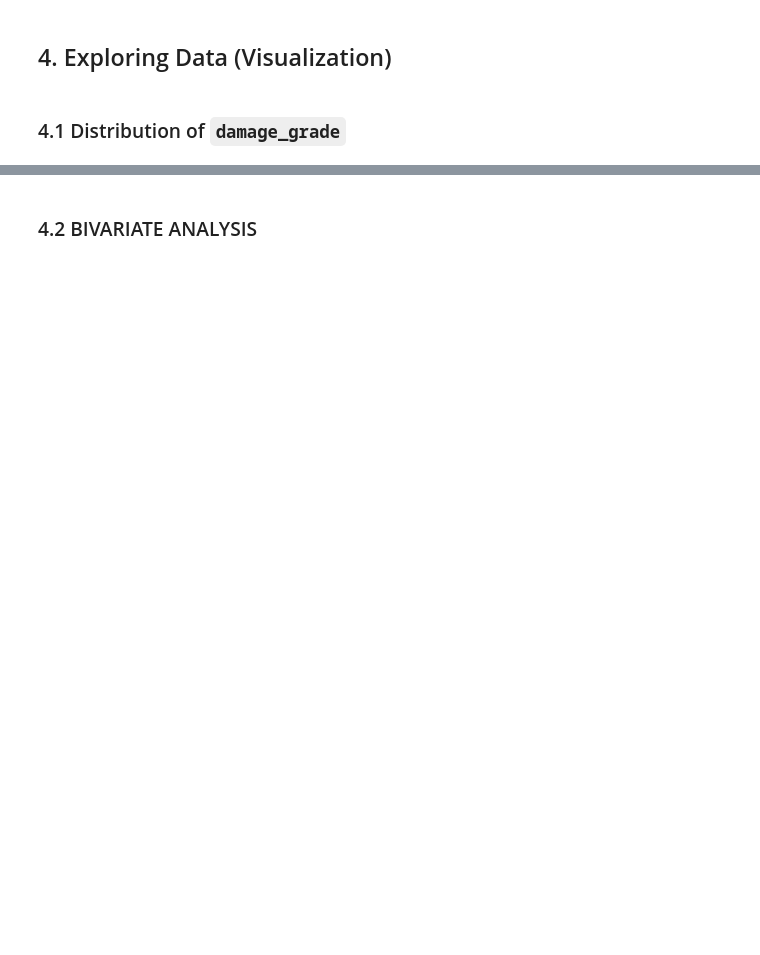
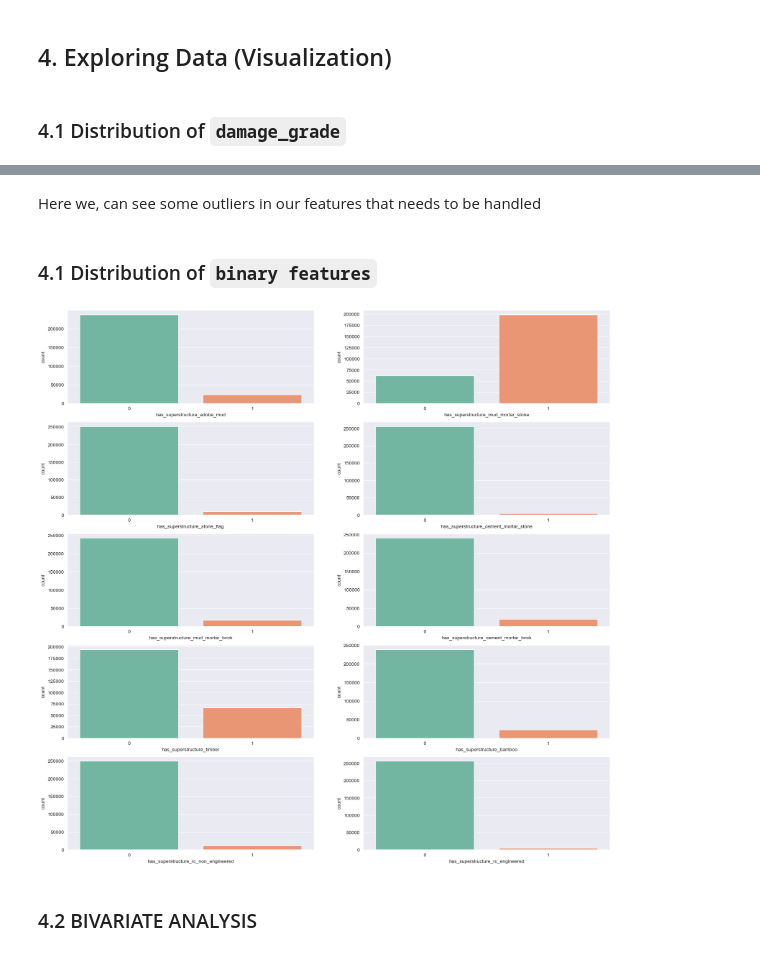
Before and after one commit to Bhandari008/house_damage_prediction, a Jupyter notebook: notebook/EDA.ipynb, the cells around one changed output, grey strips where cells are left out. Saved outputs shown, nothing was run; the diff lists cells and outputs as text; code cells hidden in the pictures; blank space fills up the shorter version.

```diff
--- a/notebook/EDA.ipynb
+++ b/notebook/EDA.ipynb
@@ -201,2 +327,17 @@ sns.countplot(df['damage_grade']);
+# %% [markdown]
+Here we, can see some outliers in our features that needs to be handled
+# %% [markdown]
+### 4.1 Distribution of `binary features`
+# %%
+def plot_proportion(columns):
+    fig, axes = plt.subplots(5, 2, figsize=(20, 20))
+    for ax, col in zip(axes.flatten(), columns):
+        sns.countplot(df[col], ax=ax, palette='Set2')
+        ax.set_xlabel(col)
+    plt.show()
+
+plot_proportion(binary_features)
+# %% [output]
+[figure, added]
 # %% [markdown]
 ### 4.2 BIVARIATE ANALYSIS
```
Also changed, not shown: parts of 35 cells of this notebook, 2 other files.
